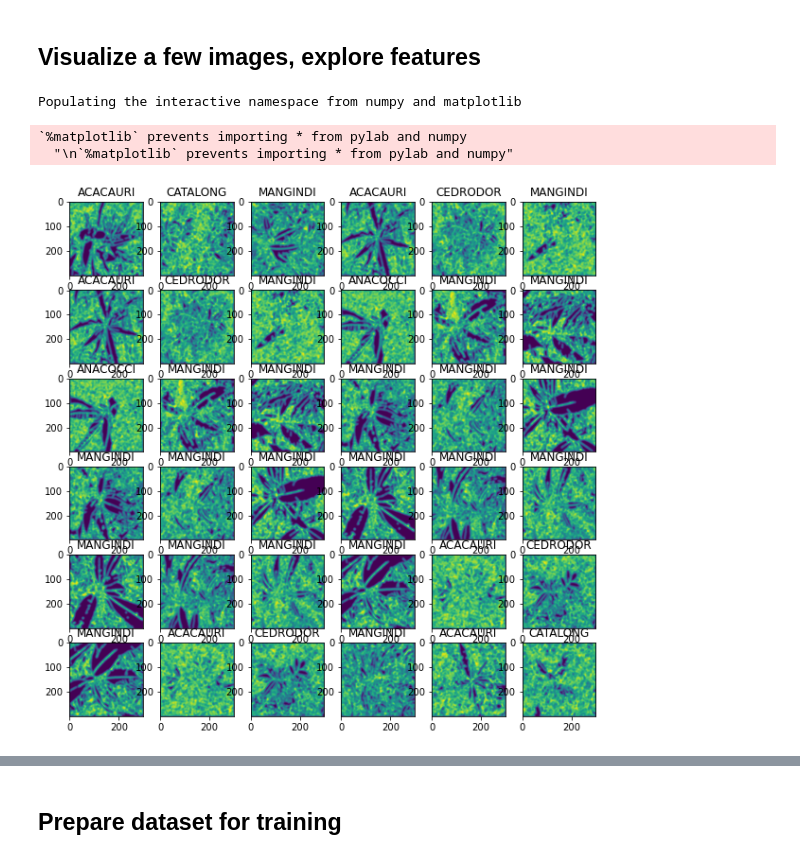
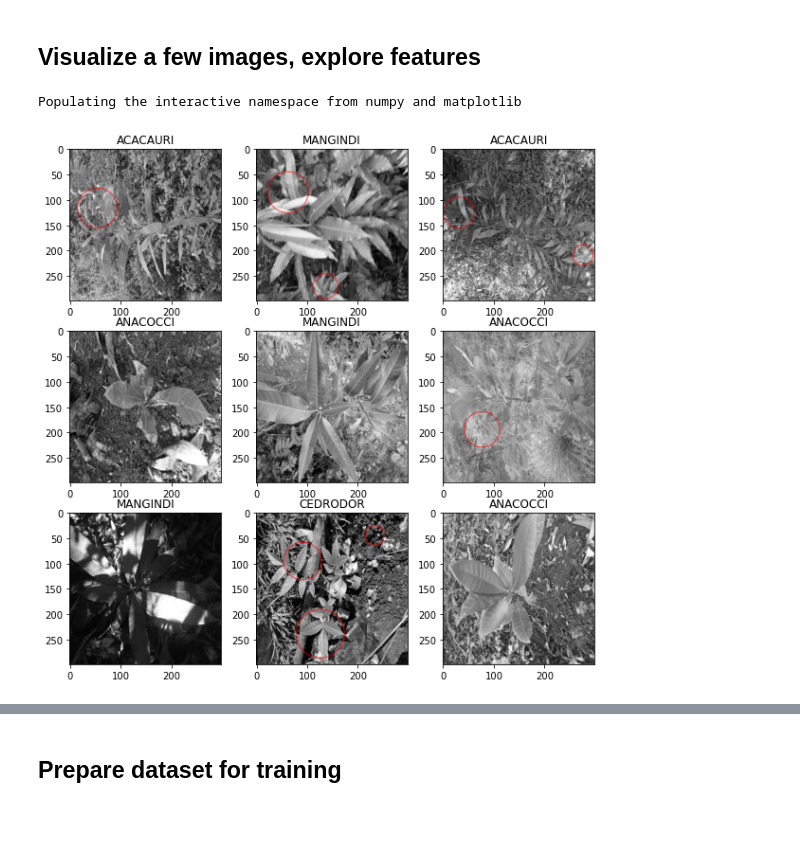
Before and after one commit to Greenstand/treetracker-machine-learning, a Jupyter notebook: species_classification/small_inception.ipynb, the cells around one changed output, grey strips where cells are left out. Drawn from its saved outputs; the diff is of its cells as text; code cells hidden in the pictures; blank space fills up the shorter version.

```diff
--- a/species_classification/small_inception.ipynb
+++ b/species_classification/small_inception.ipynb
@@ -111,29 +111,54 @@ for species in data["class"].unique():
 # %%
 %pylab inline
 import matplotlib.pyplot as plt
 import matplotlib.image as mpimg
 from skimage import feature
 from skimage.color import rgb2gray
 from skimage.filters import *
-n_imgs = 36
+import cv2
+
+n_imgs = 9
 idxs = np.random.choice(np.arange(0, len(arrs)), replace=False, size=n_imgs)
-f, axarr = plt.subplots(6, 6, figsize=(10 ,10))
+f, axarr = plt.subplots(int(np.sqrt(n_imgs)), int(np.sqrt(n_imgs)), figsize=(10 ,10))
+
+
+params = cv2.SimpleBlobDetector_Params()
+
+params.filterByArea = True
+params.minArea = 600
+params.maxArea = 10000
+
+params.filterByCircularity = False
+params.minCircularity = 0.1
+params.maxCircularity =0.6
+
+params.filterByConvexity = True
+params.minConvexity = 0.0
+params.maxConvexity=0.6
+
+params.filterByInertia = True
+params.minInertiaRatio = 0.2
+params.maxInertiaRatio=0.9
+
+detector = cv2.SimpleBlobDetector_create(params)
 
 preprocessing = lambda img: gaussian(feature.canny(rgb2gray(np.array(img)), sigma=1), 3)
+# preprocessing = lambda img: gabor(rgb2gray(np.array(img)), frequency=3, theta=90)[0]
 preprocess = []
-for i in range(6):
-    for j in range(6):
-        idx = idxs[i * 3 + j]
-        img = np.array(arrs[idx])[:, :, 1]
+for i in range(int(np.sqrt(n_imgs))):
+    for j in range(int(np.sqrt(n_imgs))):
+        idx = idxs[i * int(np.sqrt(n_imgs)) + j]
+        img = np.array(arrs[idx])
+        gray = cv2.cvtColor(img, cv2.COLOR_BGR2GRAY)
         # axarr[i, j].imshow(feature.canny(rgb2gray(np.array(arrs[idx]))))
-        axarr[i, j].imshow(preprocessing(img))
+        keypoints = detector.detect(gray)
+        img_to_show = cv2.drawKeypoints(gray, keypoints, np.zeros((1,1)), (255,0,0), cv2.DRAW_MATCHES_FLAGS_DRAW_RICH_KEYPOINTS)
+        axarr[i, j].imshow(img_to_show, cmap='gray')
         axarr[i, j].set_title(labels[idx])
 plt.show()
 # %% [output]
 Populating the interactive namespace from numpy and matplotlib
-`%matplotlib` prevents importing * from pylab and numpy
-  "\n`%matplotlib` prevents importing * from pylab and numpy"
-[figure, old version]
+[figure, new version]
 # %%
 X = np.vstack([preprocessing(img).flatten() for img in arrs])
 pca = PCA(n_components=50)
```
Also changed, not shown: parts of 14 cells of this notebook.
